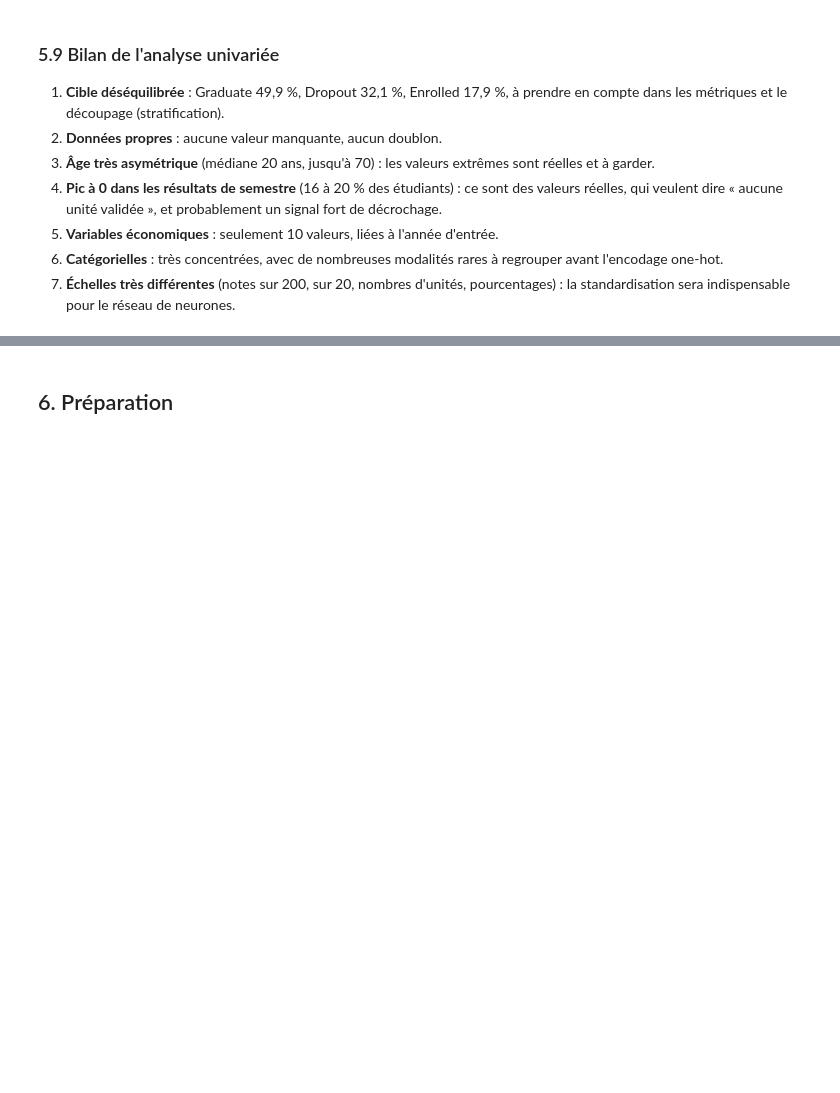
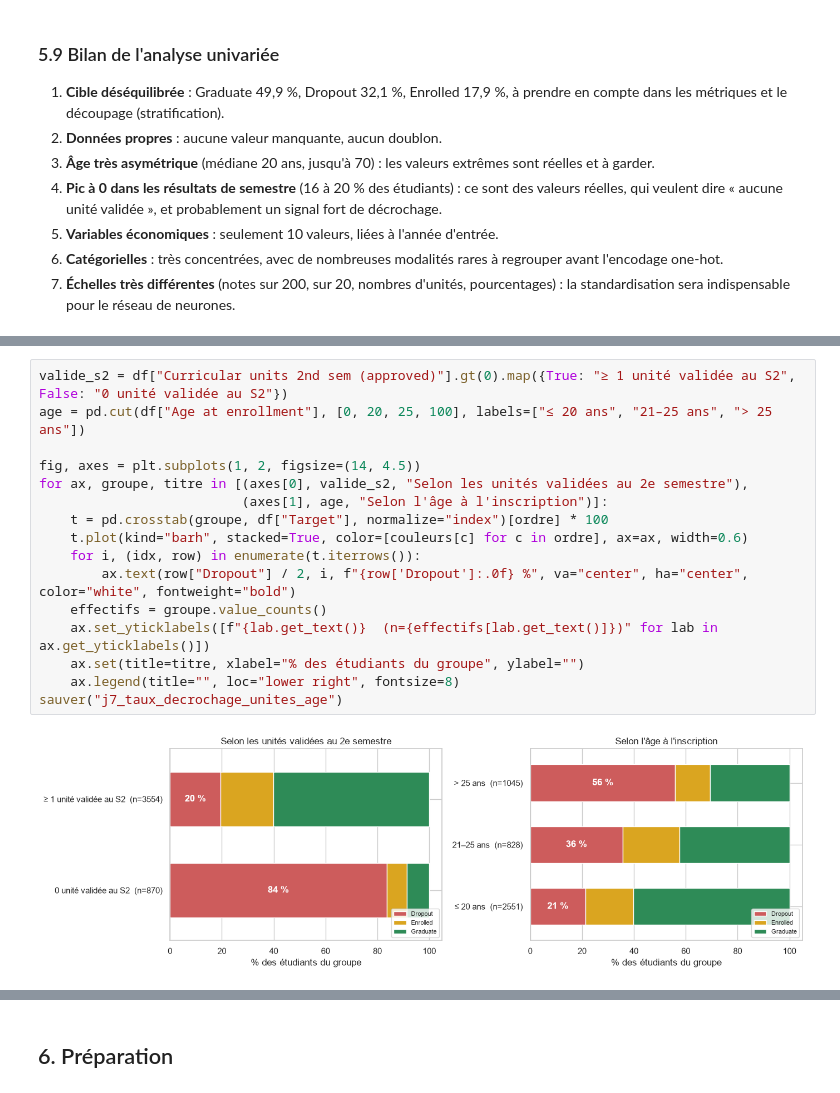
Before and after one commit to TheGoatLucien/ANN-playground, a Jupyter notebook: ann_playground.ipynb, the cells around one changed output, grey strips where cells are left out. Saved outputs shown, nothing was run; the diff lists cells and outputs as text; blank space fills up the shorter version.

```diff
--- a/ann_playground.ipynb
+++ b/ann_playground.ipynb
@@ -617,0 +653,18 @@ sauver("j6_categorielles_modalites_rares")
+# %%
+valide_s2 = df["Curricular units 2nd sem (approved)"].gt(0).map({True: "≥ 1 unité validée au S2", False: "0 unité validée au S2"})
+age = pd.cut(df["Age at enrollment"], [0, 20, 25, 100], labels=["≤ 20 ans", "21–25 ans", "> 25 ans"])
+
+fig, axes = plt.subplots(1, 2, figsize=(14, 4.5))
+for ax, groupe, titre in [(axes[0], valide_s2, "Selon les unités validées au 2e semestre"),
+                          (axes[1], age, "Selon l'âge à l'inscription")]:
+    t = pd.crosstab(groupe, df["Target"], normalize="index")[ordre] * 100
+    t.plot(kind="barh", stacked=True, color=[couleurs[c] for c in ordre], ax=ax, width=0.6)
+    for i, (idx, row) in enumerate(t.iterrows()):
+        ax.text(row["Dropout"] / 2, i, f"{row['Dropout']:.0f} %", va="center", ha="center", color="white", fontweight="bold")
+    effectifs = groupe.value_counts()
+    ax.set_yticklabels([f"{lab.get_text()}  (n={effectifs[lab.get_text()]})" for lab in ax.get_yticklabels()])
+    ax.set(title=titre, xlabel="% des étudiants du groupe", ylabel="")
+    ax.legend(title="", loc="lower right", fontsize=8)
+sauver("j7_taux_decrochage_unites_age")
+# %% [output]
+[figure, added]
```
Also changed, not shown: parts of 17 cells of this notebook, 6 other files.
